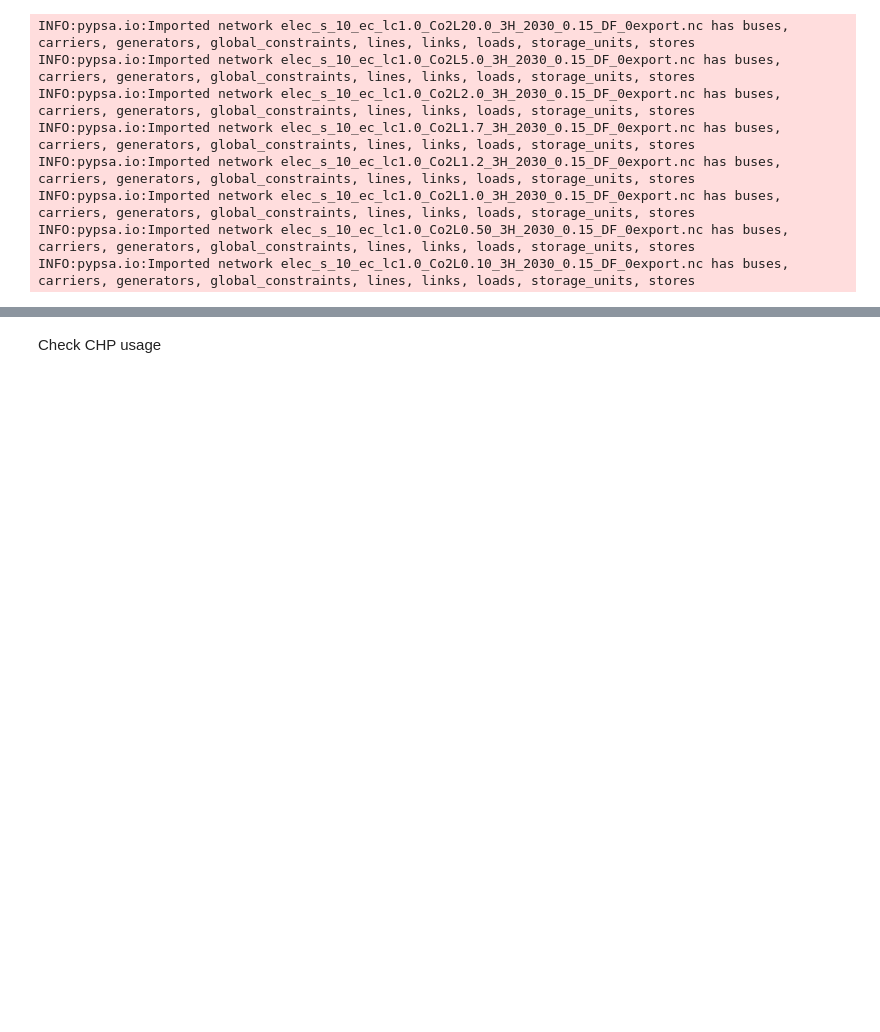
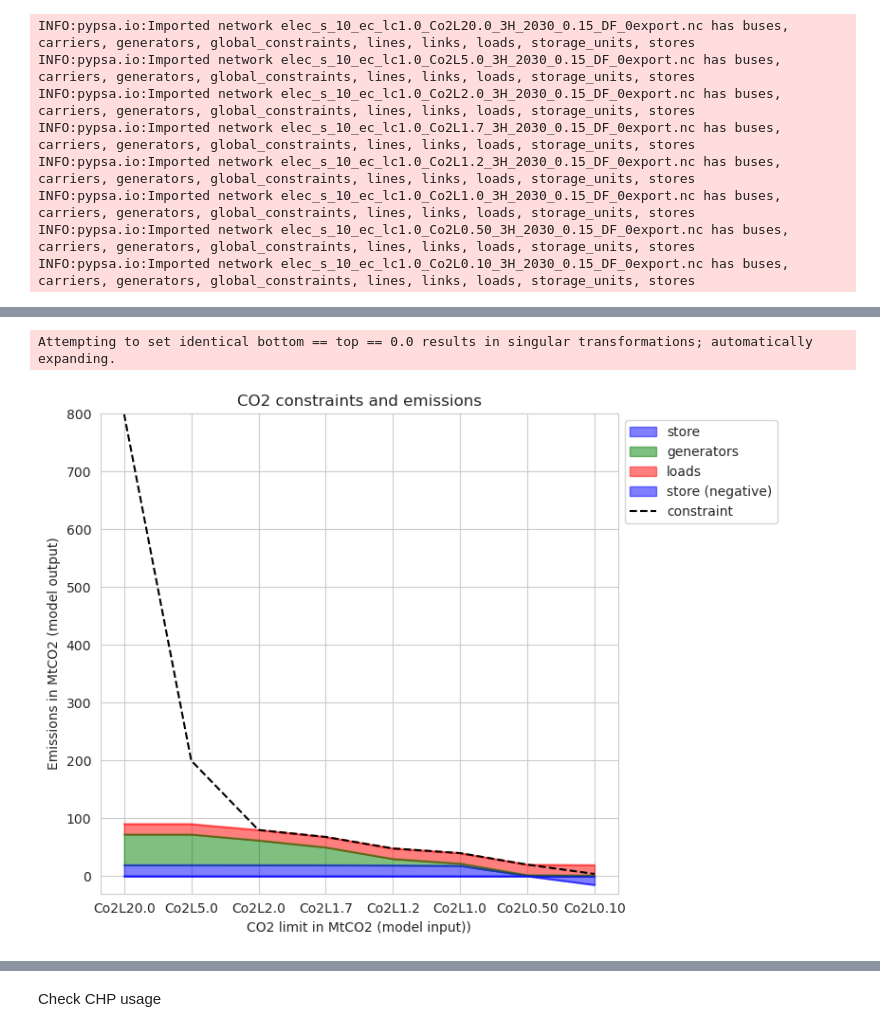
Before and after one commit to energyLS/aldehyde, a Jupyter notebook: workflow/notebooks/test_co2limit.ipynb, the cells around one changed output, grey strips where cells are left out. Cells and saved outputs as stored; diff of their text form; code cells hidden in the pictures; blank space fills up the shorter version.

```diff
--- a/workflow/notebooks/test_co2limit.ipynb
+++ b/workflow/notebooks/test_co2limit.ipynb
@@ -58,0 +88,33 @@ fig.tight_layout()
+# %%
+# Plot the carbon stats
+import matplotlib.pyplot as plt
+
+start_value = 0
+
+# Create a stackplot + lineplot
+fig, ax = plt.subplots(figsize=(8, 6))
+
+# Plot positive 'store' values together with 'generators' and 'loads'
+positive_store = carbon_stats["store"].clip(lower=0).iloc[start_value:]
+stacked_data = pd.concat([positive_store, carbon_stats[["generators", "loads"]].iloc[start_value:,:]], axis=1)
+stacked_data.plot.area(ax=ax, stacked=True, color=["b", "g", "r"], alpha = 0.5, label=["store (positive)", "generators", "loads"])
+
+# Plot negative 'store' values separately
+negative_store = carbon_stats["store"].clip(upper=0).iloc[start_value:]
+negative_store.plot.area(ax=ax, stacked=True, color="b", alpha = 0.5, label="store (negative)")
+
+# Plot the constraint
+carbon_stats["constraint"].iloc[start_value:].plot(ax=ax, style="k--", label="constraint")
+
+ax.set_ylabel("Emissions in MtCO2 (model output)")
+ax.set_xlabel("CO2 limit in MtCO2 (model input))")
+ax.set_title("CO2 constraints and emissions")
+ax.legend(loc="upper left", bbox_to_anchor=(1, 1))
+
+ax.set_ylim(-30, 800)
+
+fig.tight_layout()
+plt.show()
+# %% [output]
+Attempting to set identical bottom == top == 0.0 results in singular transformations; automatically expanding.
+[figure, added]
```
Also changed, not shown: parts of 25 cells of this notebook.
